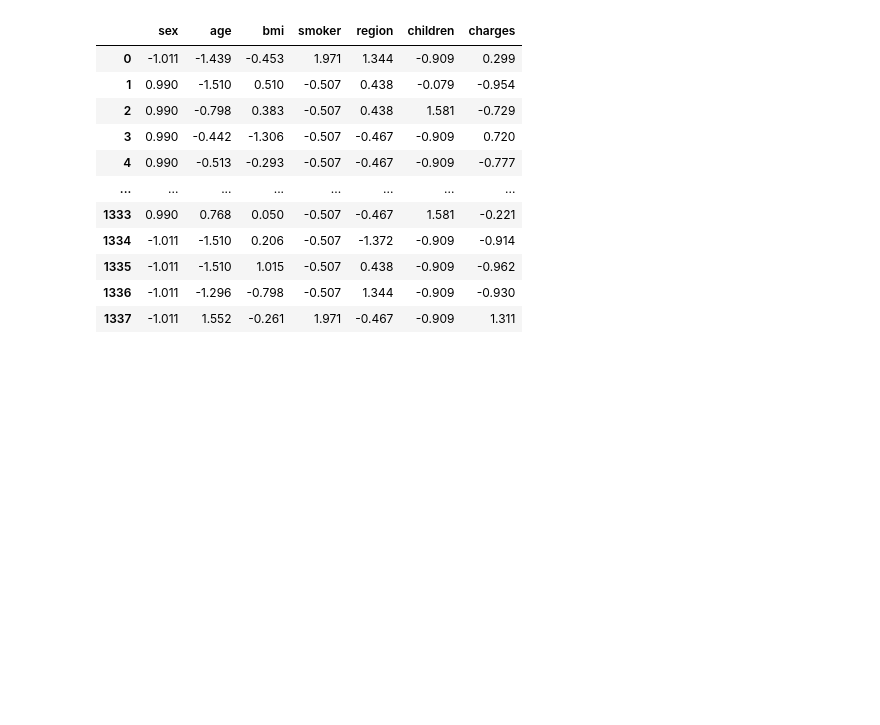
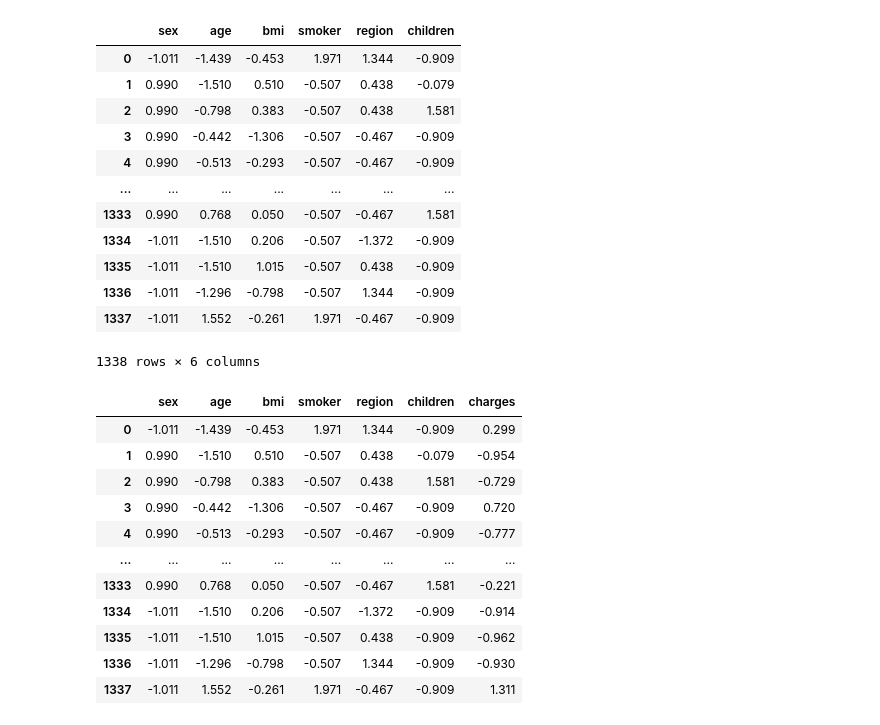
Before and after one commit to celiacruz25/Practiaca1_apc, a Jupyter notebook: Practica1-Regressio2021.ipynb, the cells around one changed output. Cells and saved outputs as stored; diff of their text form; code cells hidden in the pictures; blank space fills up the shorter version.

```diff
--- a/Practica1-Regressio2021.ipynb
+++ b/Practica1-Regressio2021.ipynb
@@ -302,6 +295,22 @@ dades_pca =  np.array([sex_t, age_t, bmi_t, smoker_t, region_t, children_t])
 dades_pca = np.transpose(dades_pca)
 a2 = np.array(['sex','age','bmi','smoker','region','children'])
 new_dataset_PCA = pd.DataFrame(dades_pca, columns = a2)
+# %%
+new_dataset_PCA
+# %% [output]
+|  | sex | age | bmi | smoker | region | children |
+| 0 | -1.011 | -1.439 | -0.453 | 1.971 | 1.344 | -0.909 |
+| 1 | 0.990 | -1.510 | 0.510 | -0.507 | 0.438 | -0.079 |
+| 2 | 0.990 | -0.798 | 0.383 | -0.507 | 0.438 | 1.581 |
+| 3 | 0.990 | -0.442 | -1.306 | -0.507 | -0.467 | -0.909 |
+| 4 | 0.990 | -0.513 | -0.293 | -0.507 | -0.467 | -0.909 |
+| ... | ... | ... | ... | ... | ... | ... |
+| 1333 | 0.990 | 0.768 | 0.050 | -0.507 | -0.467 | 1.581 |
+| 1334 | -1.011 | -1.510 | 0.206 | -0.507 | -1.372 | -0.909 |
+| 1335 | -1.011 | -1.510 | 1.015 | -0.507 | 0.438 | -0.909 |
+| 1336 | -1.011 | -1.296 | -0.798 | -0.507 | 1.344 | -0.909 |
+| 1337 | -1.011 | 1.552 | -0.261 | 1.971 | -0.467 | -0.909 |
+1338 rows × 6 columns
 # %%
 new_dataset
 # %% [output]
```
Also changed, not shown: parts of 4 cells of this notebook.
